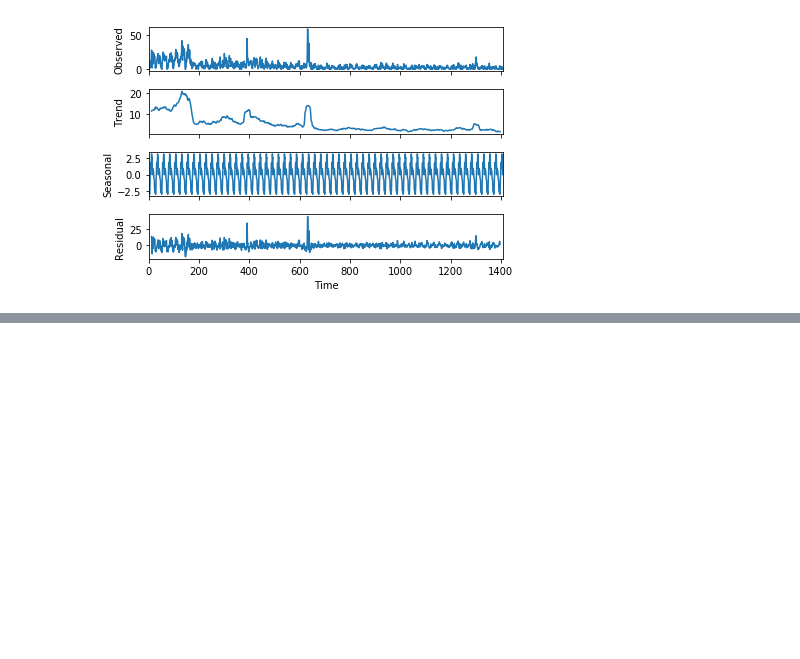
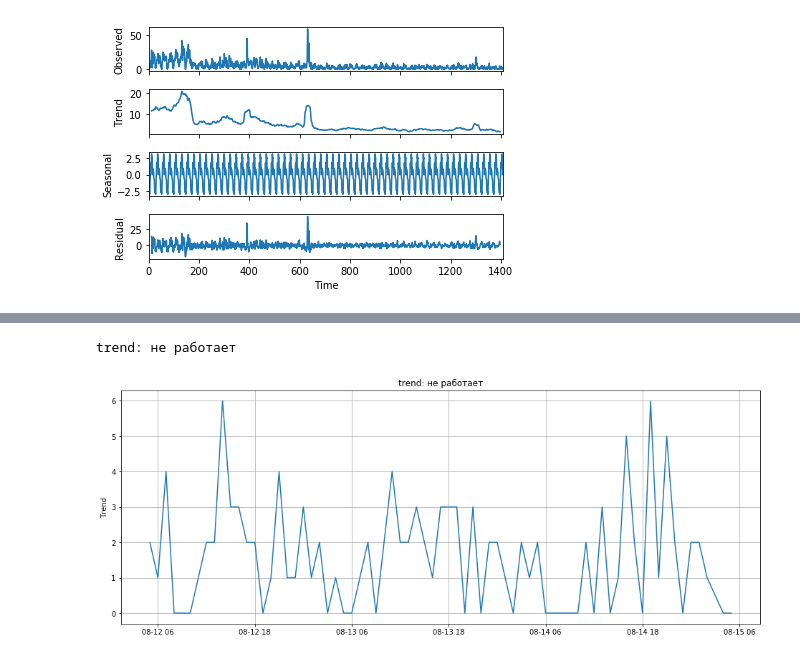
Before and after one commit to HackFactory/TELE2Hack, a Jupyter notebook: anomaly_detection.ipynb, the cells around one changed output, grey strips where cells are left out. Cells and saved outputs as stored; diff of their text form; code cells hidden in the pictures; blank space fills up the shorter version.

```diff
--- a/anomaly_detection.ipynb
+++ b/anomaly_detection.ipynb
@@ -135,0 +194,5 @@ result
+# %%
+trend_txt('не работает', 72)
+# %% [output]
+trend: не работает
+[figure, added]
```
Also changed, not shown: parts of 13 cells of this notebook, 1 other file.
